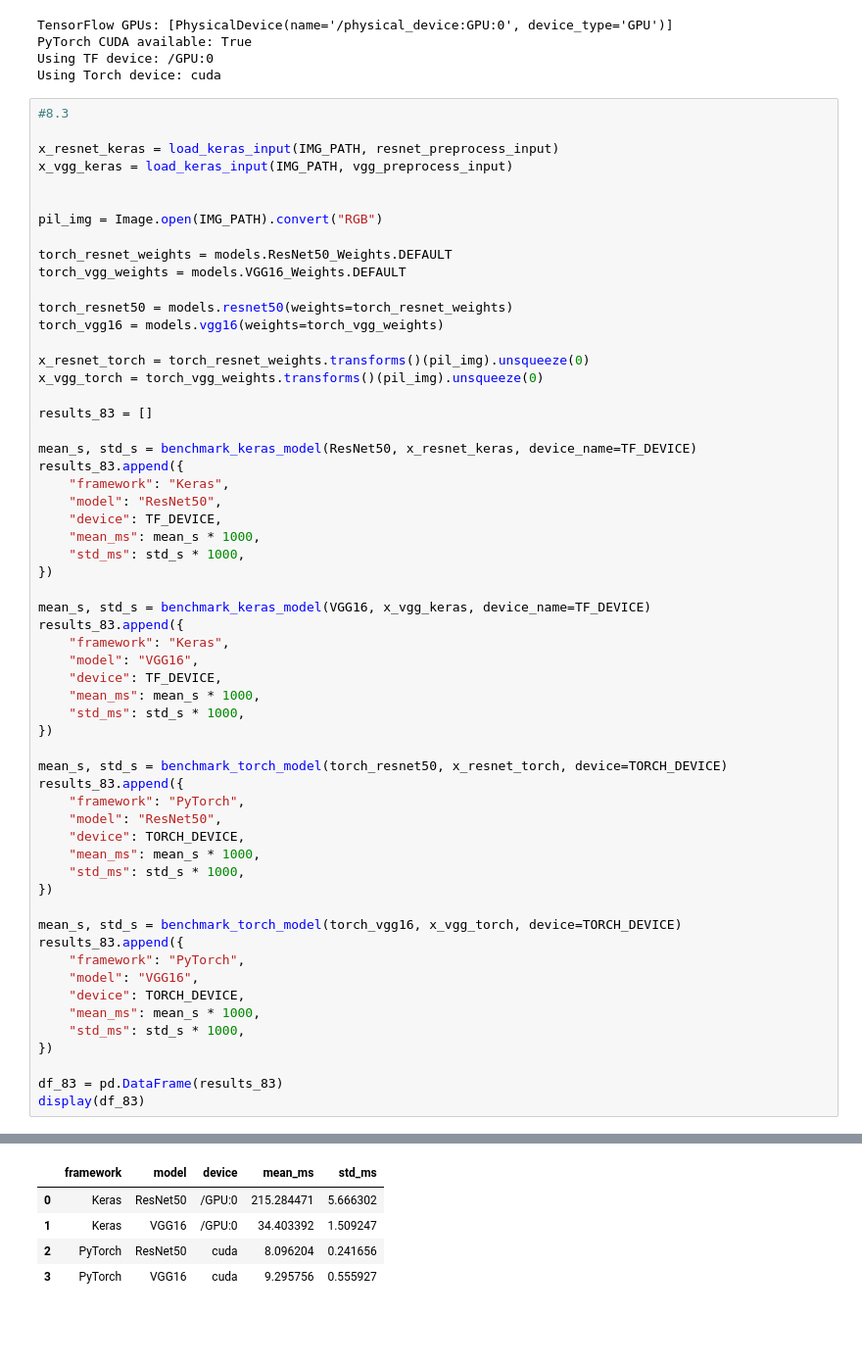
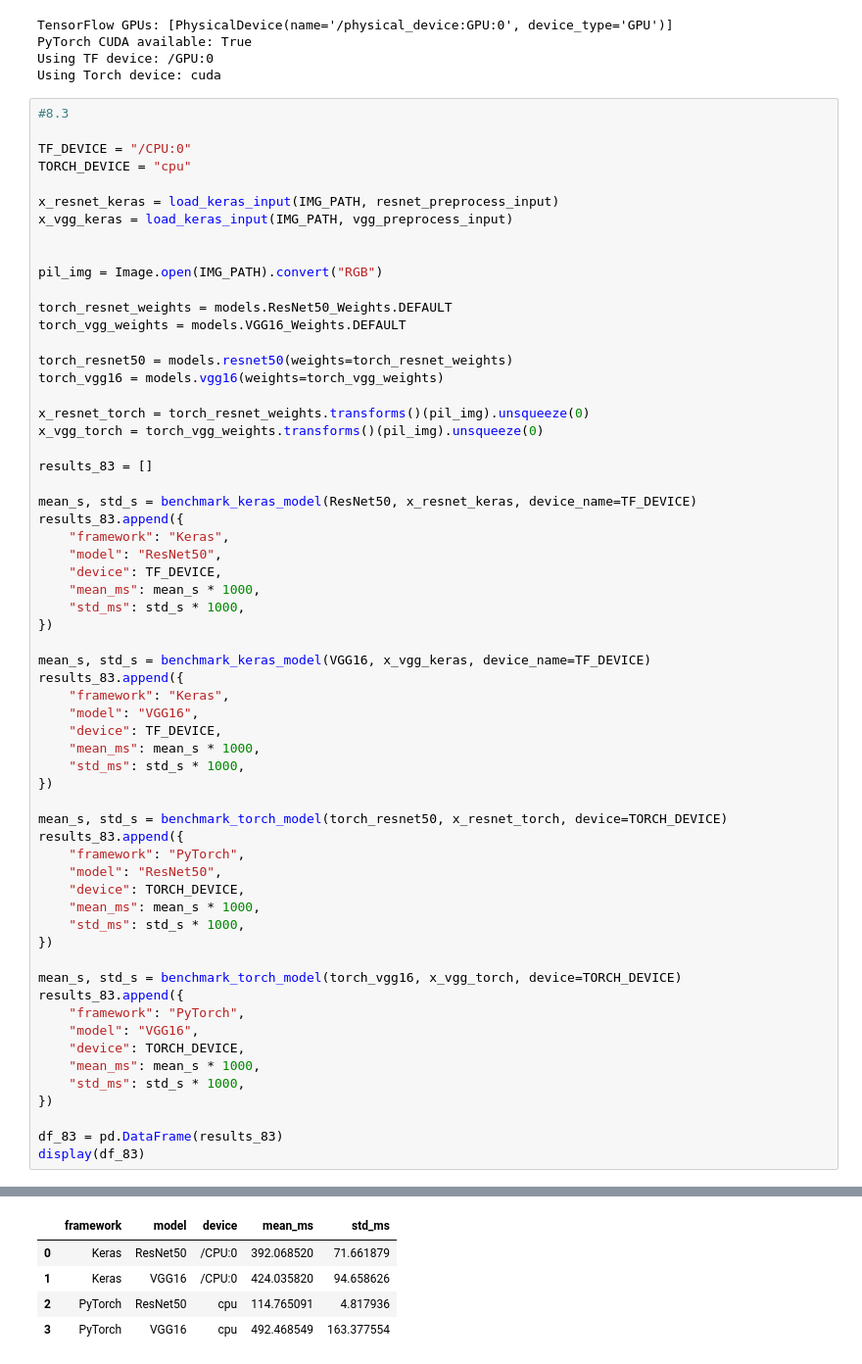
Before and after one commit to Abdullahkoukash/AAML-exercises-2026, a Jupyter notebook: 07_DeepLearning/08_DeepLearning.ipynb, the cells around one changed output, grey strips where cells are left out. Shown at 98% size. Cells and saved outputs as stored; diff of their text form; blank space fills up the shorter version.

```diff
--- a/07_DeepLearning/08_DeepLearning.ipynb
+++ b/07_DeepLearning/08_DeepLearning.ipynb
@@ -151,6 +150,9 @@ Using TF device: /GPU:0
 Using Torch device: cuda
 # %%
 #8.3
+
+TF_DEVICE = "/CPU:0"
+TORCH_DEVICE = "cpu"
 
 x_resnet_keras = load_keras_input(IMG_PATH, resnet_preprocess_input)
 x_vgg_keras = load_keras_input(IMG_PATH, vgg_preprocess_input)
@@ -211,5 +219,5 @@ display(df_83)
 |  | framework | model | device | mean_ms | std_ms |
-| 0 | Keras | ResNet50 | /GPU:0 | 215.284471 | 5.666302 |
-| 1 | Keras | VGG16 | /GPU:0 | 34.403392 | 1.509247 |
-| 2 | PyTorch | ResNet50 | cuda | 8.096204 | 0.241656 |
-| 3 | PyTorch | VGG16 | cuda | 9.295756 | 0.555927 |
+| 0 | Keras | ResNet50 | /CPU:0 | 392.068520 | 71.661879 |
+| 1 | Keras | VGG16 | /CPU:0 | 424.035820 | 94.658626 |
+| 2 | PyTorch | ResNet50 | cpu | 114.765091 | 4.817936 |
+| 3 | PyTorch | VGG16 | cpu | 492.468549 | 163.377554 |
```
Also changed, not shown: parts of 5 cells of this notebook.
